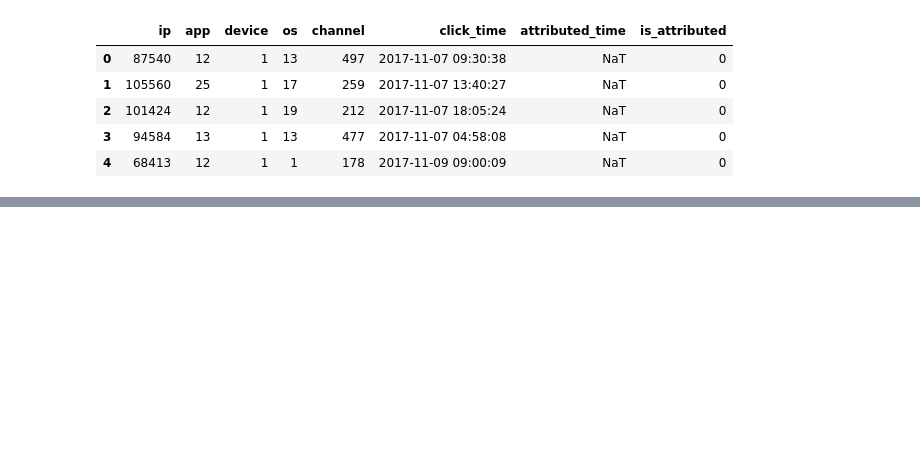
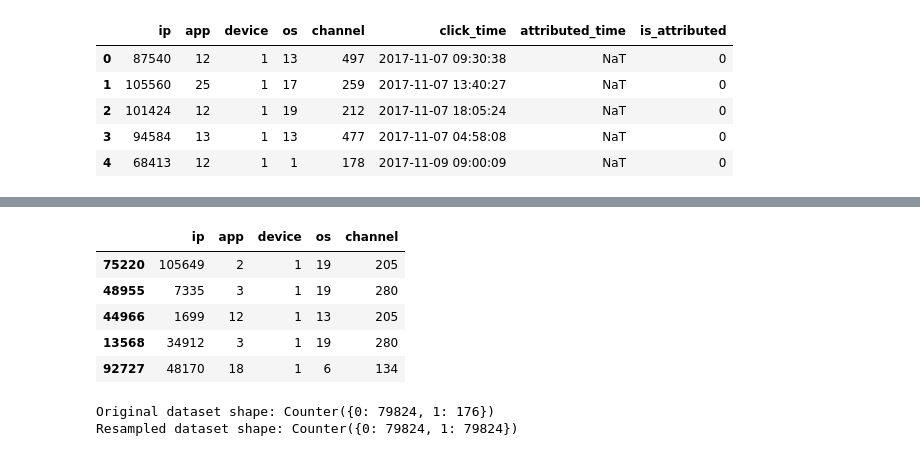
Before and after one commit to Spartan-119/Pixalate, a Jupyter notebook: TalkingData_EDA.ipynb, the cells around one changed output, grey strips where cells are left out. Saved outputs shown, nothing was run; the diff lists cells and outputs as text; code cells hidden in the pictures; blank space fills up the shorter version.

```diff
--- a/TalkingData_EDA.ipynb
+++ b/TalkingData_EDA.ipynb
@@ -78,0 +120,9 @@ df.head()
+# %%
+X_train.head()
+# %% [output]
+|  | ip | app | device | os | channel |
+| 75220 | 105649 | 2 | 1 | 19 | 205 |
+| 48955 | 7335 | 3 | 1 | 19 | 280 |
+| 44966 | 1699 | 12 | 1 | 13 | 205 |
+| 13568 | 34912 | 3 | 1 | 19 | 280 |
+| 92727 | 48170 | 18 | 1 | 6 | 134 |
@@ -78,0 +132,7 @@ df.head()
+# %%
+from collections import Counter
+print('Original dataset shape:', Counter(y_train))
+print('Resampled dataset shape:', Counter(y_train_res))
+# %% [output]
+Original dataset shape: Counter({0: 79824, 1: 176})
+Resampled dataset shape: Counter({0: 79824, 1: 79824})
```
Also changed, not shown: parts of 12 cells of this notebook.
